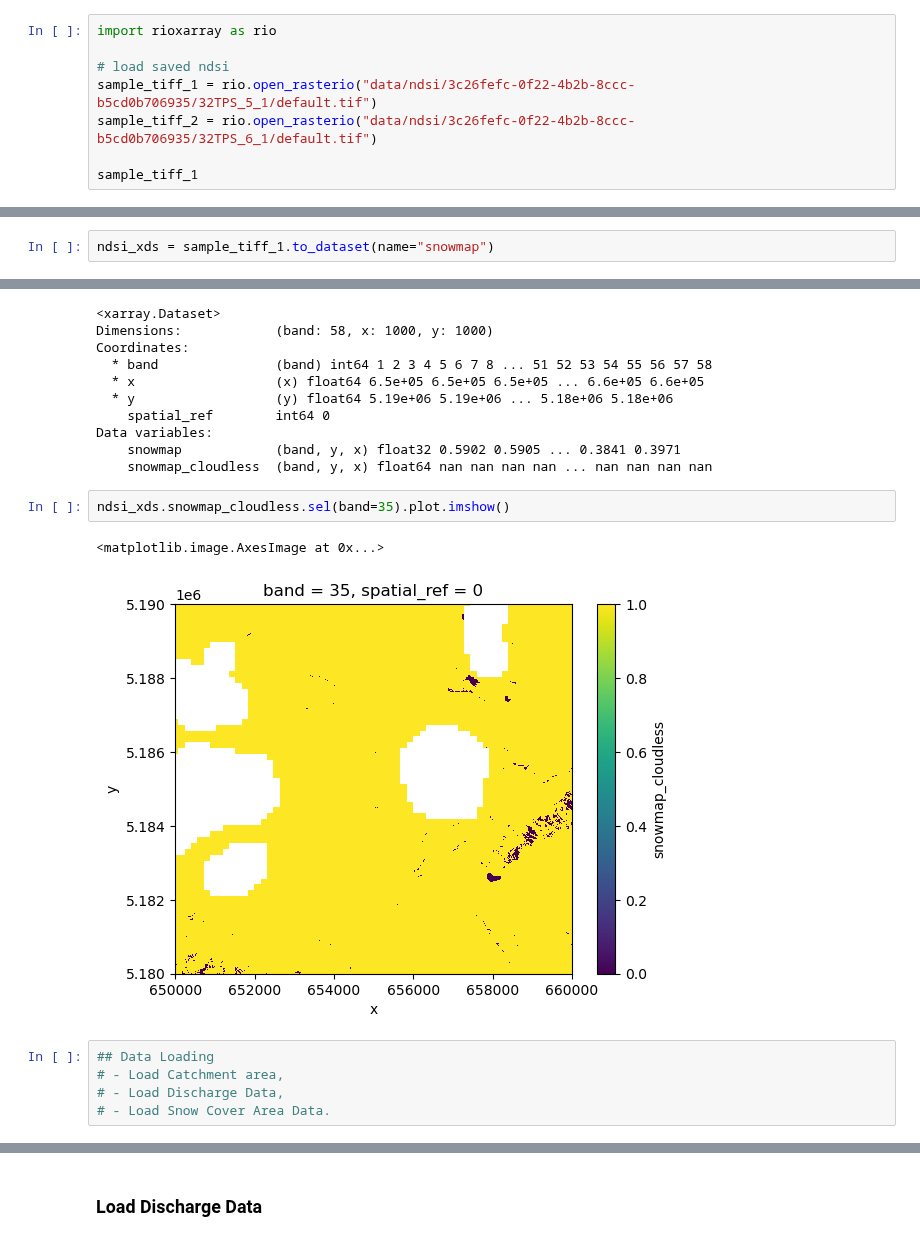
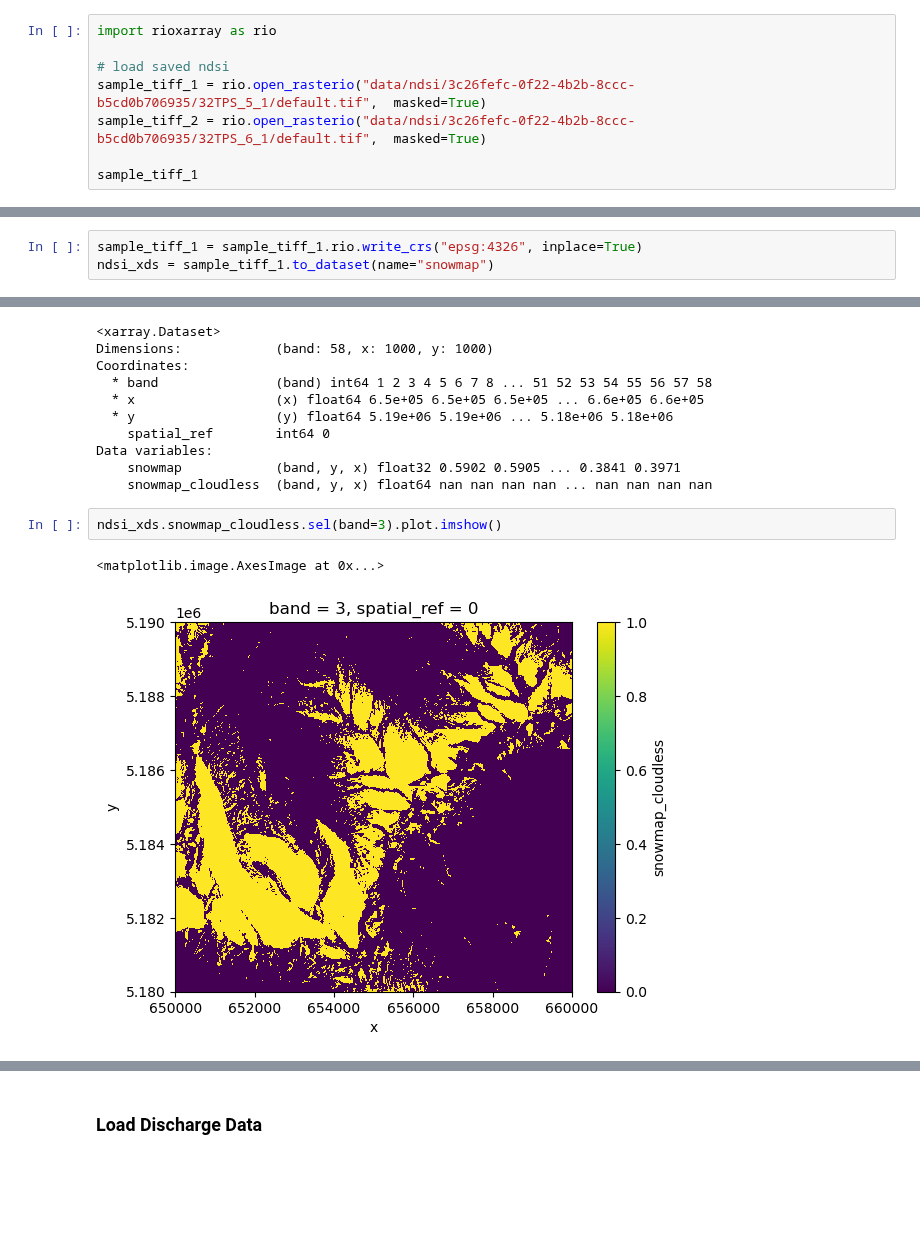
Before and after one commit to EO-College/cubes-and-clouds, a Jupyter notebook: exercises/33_comparison_to_discharge_data.ipynb, the cells around one changed output, grey strips where cells are left out. Cells and saved outputs as stored; diff of their text form; blank space fills up the shorter version.

```diff
--- a/exercises/33_comparison_to_discharge_data.ipynb
+++ b/exercises/33_comparison_to_discharge_data.ipynb
@@ -194,8 +216,8 @@ Attributes:
 import rioxarray as rio
 
 # load saved ndsi
-sample_tiff_1 = rio.open_rasterio("data/ndsi/3c26fefc-0f22-4b2b-8ccc-b5cd0b706935/32TPS_5_1/default.tif")
-sample_tiff_2 = rio.open_rasterio("data/ndsi/3c26fefc-0f22-4b2b-8ccc-b5cd0b706935/32TPS_6_1/default.tif")
+sample_tiff_1 = rio.open_rasterio("data/ndsi/3c26fefc-0f22-4b2b-8ccc-b5cd0b706935/32TPS_5_1/default.tif",  masked=True)
+sample_tiff_2 = rio.open_rasterio("data/ndsi/3c26fefc-0f22-4b2b-8ccc-b5cd0b706935/32TPS_6_1/default.tif",  masked=True)
 
 sample_tiff_1
 # %% [output]
@@ -235,4 +335,5 @@ Attributes:
 # %%
+sample_tiff_1 = sample_tiff_1.rio.write_crs("epsg:4326", inplace=True)
 ndsi_xds = sample_tiff_1.to_dataset(name="snowmap")
 # %%
 # load saved cloud mask
@@ -273,12 +374,7 @@ Data variables:
     snowmap            (band, y, x) float32 0.5902 0.5905 ... 0.3841 0.3971
     snowmap_cloudless  (band, y, x) float64 nan nan nan nan ... nan nan nan nan
 # %%
-ndsi_xds.snowmap_cloudless.sel(band=35).plot.imshow()
+ndsi_xds.snowmap_cloudless.sel(band=3).plot.imshow()
 # %% [output]
 <matplotlib.image.AxesImage at 0x...>
-[figure, old version]
+[figure, new version]
-# %%
-## Data Loading
-# - Load Catchment area,
-# - Load Discharge Data,
-# - Load Snow Cover Area Data.
```
Also changed, not shown: parts of 24 cells of this notebook.
